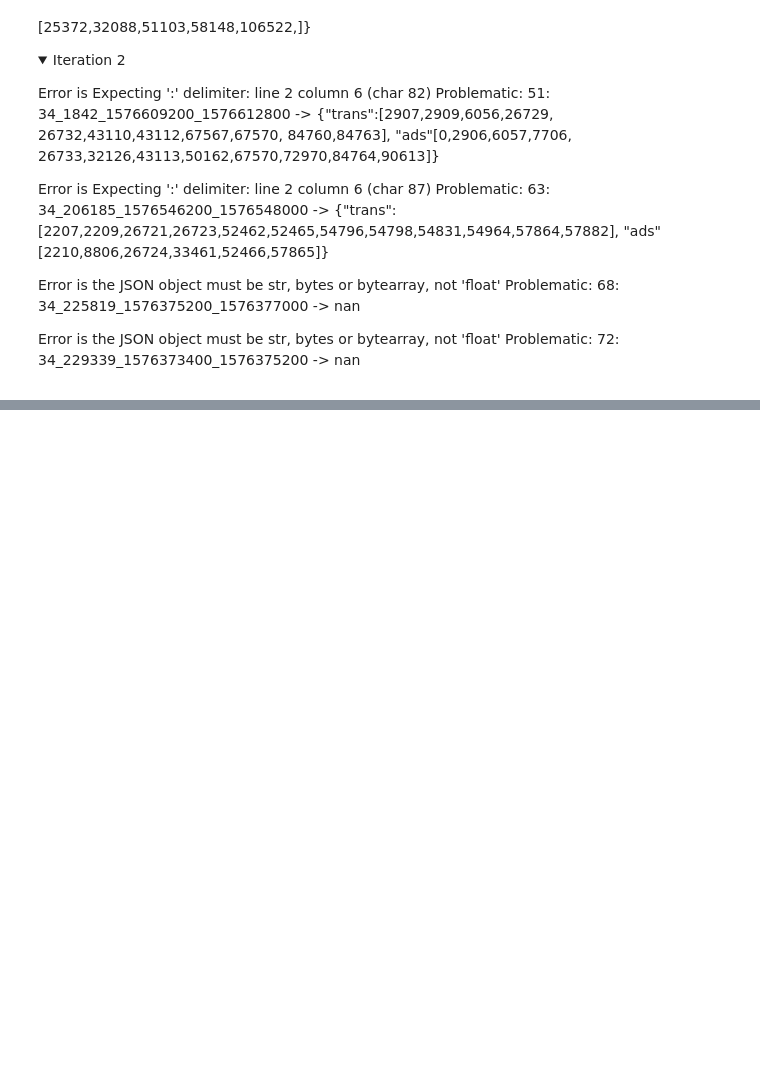
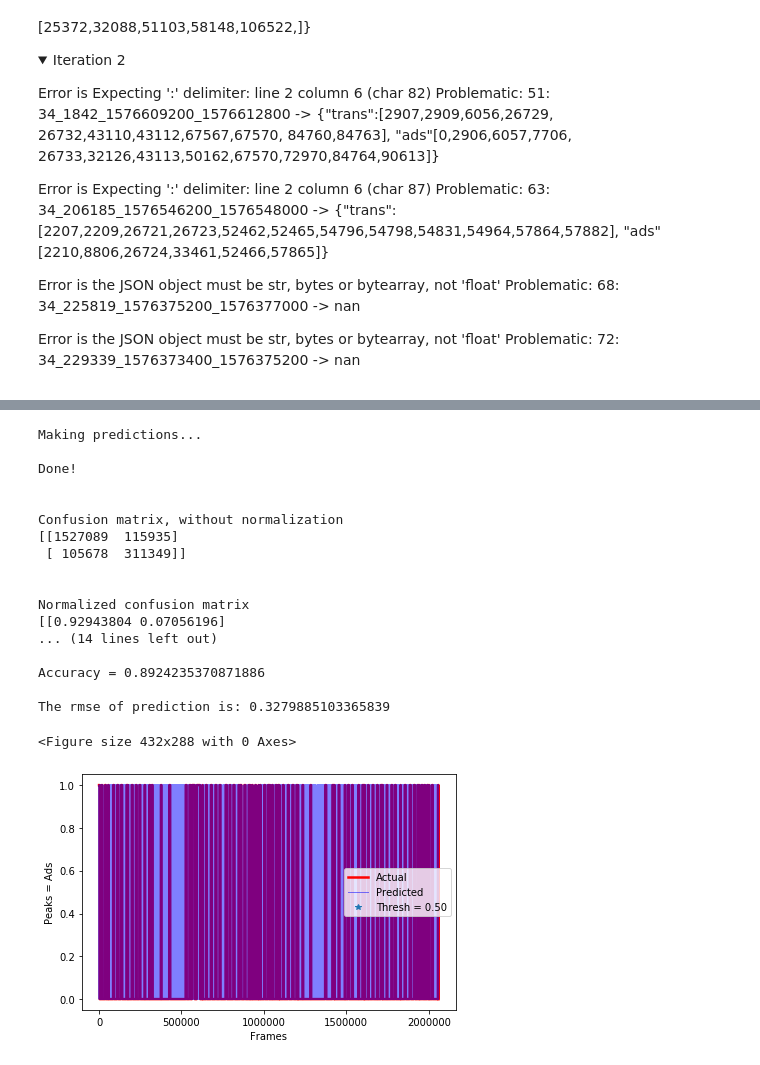
Before and after one commit to darpan-jain/Notebooks, a Jupyter notebook: data_for_container/Train.ipynb, the cells around one changed output, grey strips where cells are left out. Saved outputs shown, nothing was run; the diff lists cells and outputs as text; code cells hidden in the pictures; folded sections open; blank space fills up the shorter version.

```diff
--- a/data_for_container/Train.ipynb
+++ b/data_for_container/Train.ipynb
@@ -192,0 +601,16 @@ Label added for 62156
+# %%
+def plot(actual,predicted):
+
+    # pred_df = pd.read_csv('/home/abcd/Documents/AdSparx/classifier/scripts/gb/kdoc8preds_7assets.csv')
+    # print(pred_df.head())
+    # actual=pred_df['Actual Label'].tolist()
+    # predicted=pred_df['Predicted Label'].tolist()
+    frame_nums = list(range(len(predicted)))
+    plt.plot(frame_nums, actual, label='Actual',color='red',linewidth=2.5)
+    plt.plot(frame_nums, predicted, label='Predicted',color='blue',alpha=0.5,linewidth=1)
+    plt.plot([], [], ' ', label="Thresh = %0.2f"%thresh,marker='*')
+    plt.legend(loc='best')
+    plt.xlabel("Frames")
+    plt.ylabel("Peaks = Ads")
+    plt.tight_layout()
+    plt.savefig('%s_sqrplot.png'%name)
@@ -192,0 +714,48 @@ Label added for 62156
+# %%
+def test():
+    thresh = 0.5
+    test = pd.read_csv('data/test.csv', usecols=cols)
+    X_test = test.iloc[:,:-1]
+    y_test = test.iloc[:,-1]
+
+        # Make predictions using model where Content = 0 and Ads = 1
+    with open('%s.pkl'%name, 'rb') as fin:
+        pkl_bst = cPickle.load(fin)
+
+    print('\nMaking predictions...\n')
+    y_pred = pkl_bst.predict(X_test, num_iteration=pkl_bst.best_iteration)
+    print('Done!\n')
+
+    # Convert probabilites to absolute values
+    pred_probs=y_pred.copy()
+    for i in range(len(y_pred)):
+        if y_pred[i]>=thresh:
+           y_pred[i]=1
+        else:
+           y_pred[i]=0
+
+    eval_metrics(y_test,y_pred,pred_probs)
+    plot(y_test,y_pred)
+    plt.show()
+
+test()
+# %% [output]
+Making predictions...
+
+Done!
+
+
+Confusion matrix, without normalization
+[[1527089  115935]
+ [ 105678  311349]]
+
+
+Normalized confusion matrix
+[[0.92943804 0.07056196]
+... (14 lines left out)
+
+Accuracy = 0.8924235370871886
+
+The rmse of prediction is: 0.3279885103365839
+<Figure size 432x288 with 0 Axes>
+[figure, added]
```
Also changed, not shown: parts of 12 cells of this notebook.
